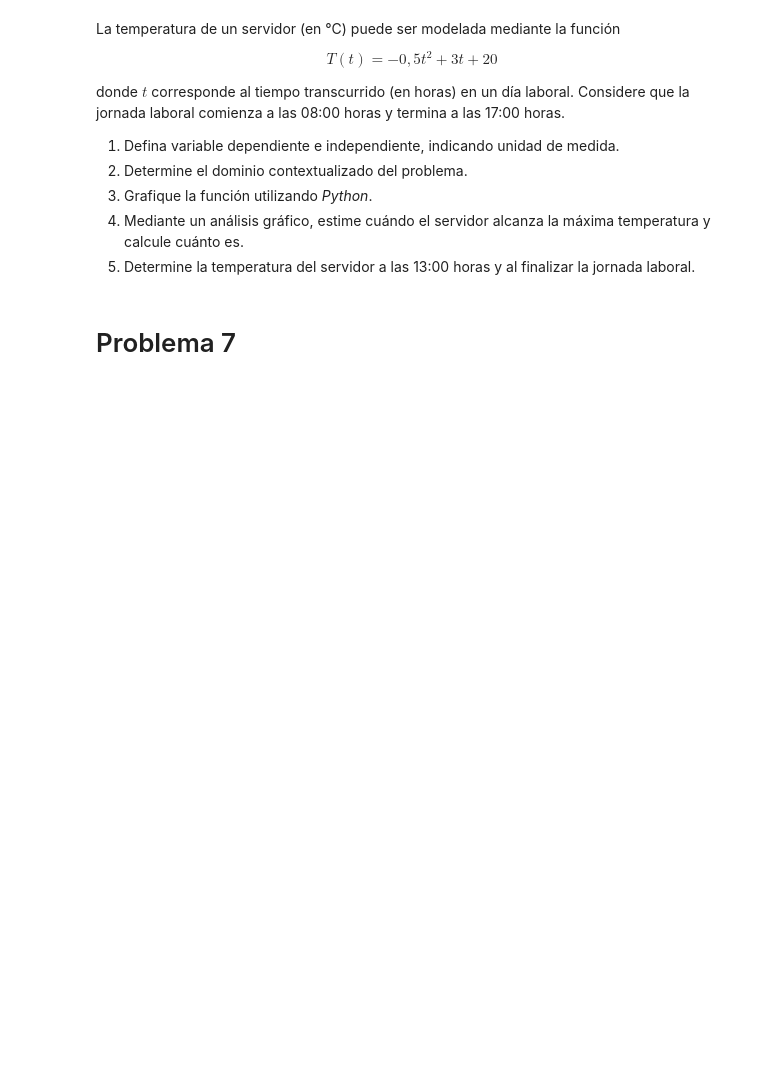
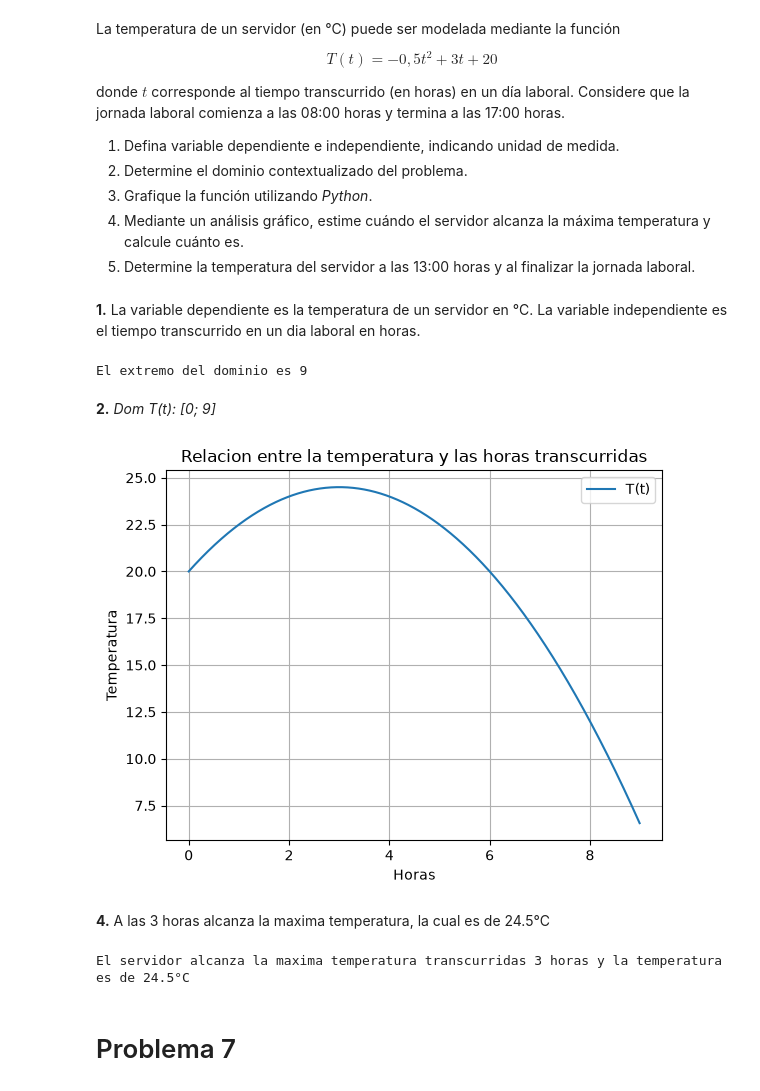
Before and after one commit to LemonHum4n/EjerciciosDuoc, a Jupyter notebook: 2026/Matematicas Aplicadas/0818/G1_Funciones.ipynb, the cells around one changed output. Drawn from its saved outputs; the diff is of its cells as text; code cells hidden in the pictures; blank space fills up the shorter version.

```diff
--- a/2026/Matematicas Aplicadas/0818/G1_Funciones.ipynb
+++ b/2026/Matematicas Aplicadas/0818/G1_Funciones.ipynb
@@ -108,0 +156,4 @@ Según la información anterior:
+# %%
+t = (1.2*9)+(0.5*8)
+
+print(f"El extremo superior del dominio es {t:.1f}")
@@ -120,3 +195,44 @@ donde $t$ corresponde al tiempo transcurrido (en horas) en un día laboral. Cons
 3.  Grafique la función utilizando *Python*.
 4.  Mediante un análisis gráfico, estime cuándo el servidor alcanza la máxima temperatura y calcule cuánto es.
 5.  Determine la temperatura del servidor a las 13:00 horas y al finalizar la jornada laboral.
+# %% [markdown]
+**1.** La variable dependiente es la temperatura de un servidor en °C. La variable independiente es el tiempo transcurrido en un dia laboral en horas.
+# %%
+
+horasTranscurridas=17-8
+
+print(f"El extremo del dominio es {horasTranscurridas}")
+# %% [output]
+El extremo del dominio es 9
+# %% [markdown]
+**2.** *Dom T(t): [0; 9]*
+# %%
+import numpy as np
+import matplotlib.pyplot as plt
+from scipy.optimize import fsolve
+
+def T(t):
+    return -0.5*t**2 + 3*t + 20
+
+t = np.arange(0, 9, 0.01)
+plt.plot(t, T(t), label = 'T(t)')
+plt.title('Relacion entre la temperatura y las horas transcurridas')
+plt.ylabel('Temperatura')
+plt.xlabel('Horas')
+plt.legend()
+plt.grid(True)
+plt.show()
+# %% [output]
+[figure, added]
+# %% [markdown]
+**4.** A las 3 horas alcanza la maxima temperatura, la cual es de 24.5°C
+# %%
+def T(t):
+    return -0.5*t**2 + 3*t + 20
+
+hora=3
+
+
+print(f"El servidor alcanza la maxima temperatura transcurridas 3 horas y la temperatura es de {T(3)}°C")
+# %% [output]
+El servidor alcanza la maxima temperatura transcurridas 3 horas y la temperatura es de 24.5°C
```
Also changed, not shown: parts of 12 cells of this notebook.
